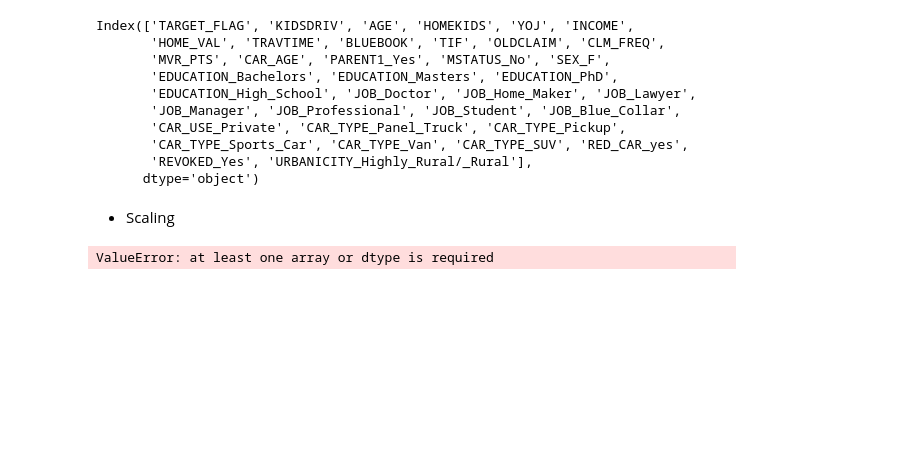
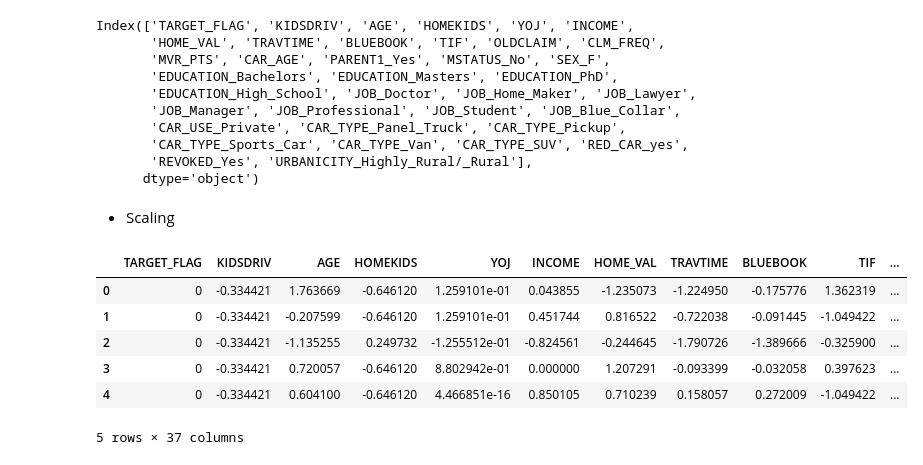
Before and after one commit to MilCL/Insurance_test, a Jupyter notebook: Main.ipynb, the cells around one changed output. Saved outputs shown, nothing was run; the diff lists cells and outputs as text; code cells hidden in the pictures; blank space fills up the shorter version.

```diff
--- a/Main.ipynb
+++ b/Main.ipynb
@@ -241,19 +223,31 @@ Index(['TARGET_FLAG', 'KIDSDRIV', 'AGE', 'HOMEKIDS', 'YOJ', 'INCOME',
 # %%
 class Scaling :
     """
     Applies standard_scaling to a dataframe
     """
     def __init__(self ,  cols_to_std = []) :
         self.cols_to_std = cols_to_std
         self.standard_scaler = StandardScaler()
 
     def fit_transform(self , dataframe) :
         scaled_df = dataframe.copy()
         scaled_df[self.cols_to_std] = self.standard_scaler.fit_transform(dataframe[self.cols_to_std])
         return scaled_df
 
-cols_to_std = ['TARGET' , 'AGE', 'YOJ', 'HOME_VAL' , 'CAR_AGE' , 'INCOME' , 'BLUEBOOK', 'OLDCLAIM' , 'TRAVTIME', 'HOMEKIDS', 'MVR_PTS', 'TIF' , 'KIDSDRIV']
-scaling = Scaling()
+    def transform(dataframe) :
+        scaled_df = dataframe.copy()
+        scaled_df[self.cols_to_std] = self.standard_scaler.transform(dataframe[self.cols_to_std])
+        return scaled_df
+
+cols_to_std = [ 'AGE', 'YOJ', 'HOME_VAL' , 'CAR_AGE' , 'INCOME' , 'BLUEBOOK', 'OLDCLAIM' , 'TRAVTIME', 'HOMEKIDS', 'MVR_PTS', 'TIF' , 'KIDSDRIV']
+scaling = Scaling(cols_to_std)
 scaled_train_data = scaling.fit_transform(clean_train_data)
+scaled_train_data.head()
 # %% [output]
+|  | TARGET_FLAG | KIDSDRIV | AGE | HOMEKIDS | YOJ | INCOME | HOME_VAL | TRAVTIME | BLUEBOOK | TIF | ... |
+| 0 | 0 | -0.334421 | 1.763669 | -0.646120 | 1.259101e-01 | 0.043855 | -1.235073 | -1.224950 | -0.175776 | 1.362319 | ... |
+| 1 | 0 | -0.334421 | -0.207599 | -0.646120 | 1.259101e-01 | 0.451744 | 0.816522 | -0.722038 | -0.091445 | -1.049422 | ... |
+| 2 | 0 | -0.334421 | -1.135255 | 0.249732 | -1.255512e-01 | -0.824561 | -0.244645 | -1.790726 | -1.389666 | -0.325900 | ... |
+| 3 | 0 | -0.334421 | 0.720057 | -0.646120 | 8.802942e-01 | 0.000000 | 1.207291 | -0.093399 | -0.032058 | 0.397623 | ... |
+| 4 | 0 | -0.334421 | 0.604100 | -0.646120 | 4.466851e-16 | 0.850105 | 0.710239 | 0.158057 | 0.272009 | -1.049422 | ... |
-ValueError: at least one array or dtype is required
+5 rows × 37 columns
```
Also changed, not shown: parts of 20 cells of this notebook.
